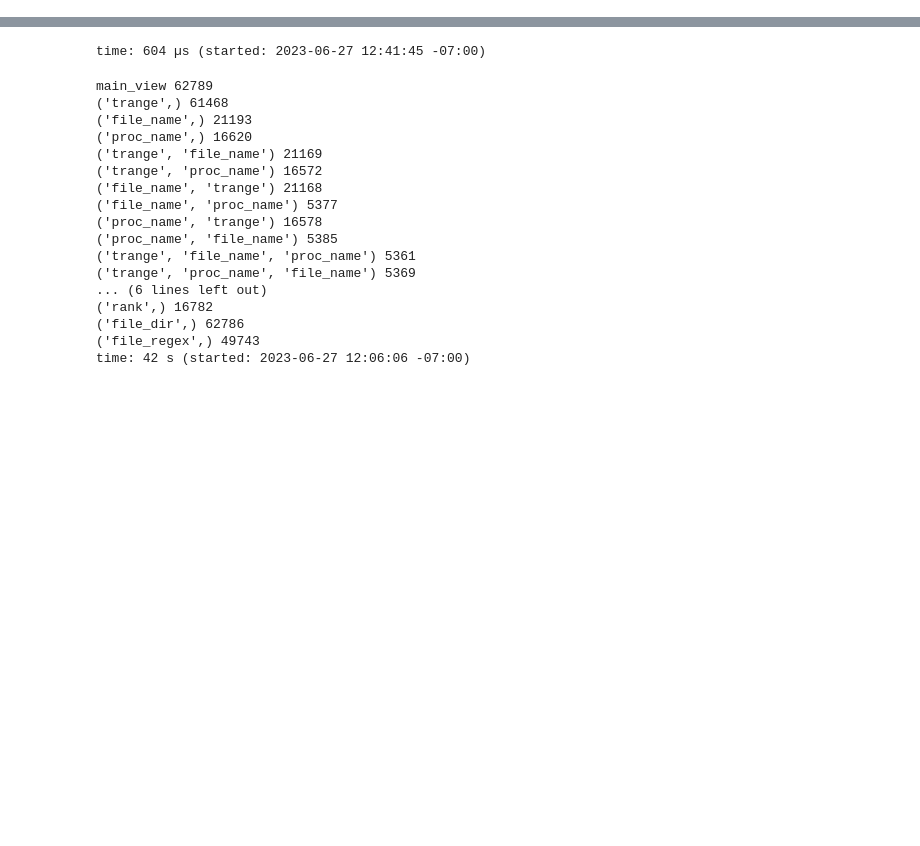
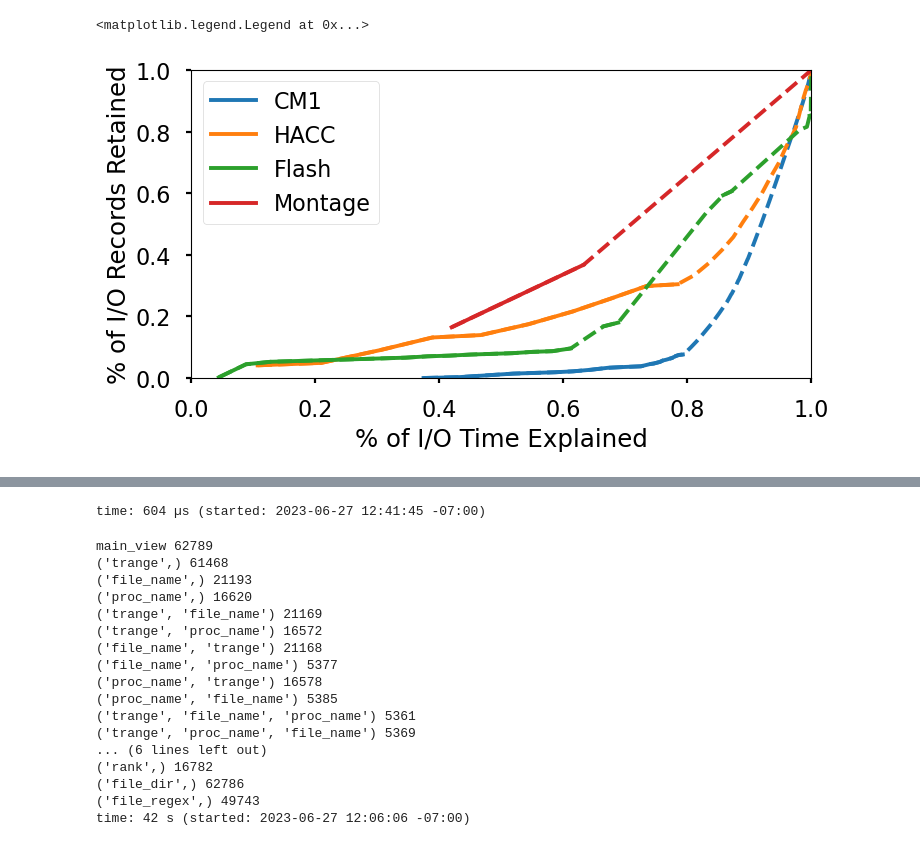
Before and after one commit to izzet/wisio, a Jupyter notebook: notebooks/evals/multi-perspective-view.ipynb, the cells around one changed output, grey strips where cells are left out. Cells and saved outputs as stored; diff of their text form; code cells hidden in the pictures; blank space fills up the shorter version.

Commit message:
Slope plot added.

```diff
--- a/notebooks/evals/multi-perspective-view.ipynb
+++ b/notebooks/evals/multi-perspective-view.ipynb
@@ -56,7 +55,7 @@ log_dir = "/p/vast1/iopp/recorder_app_logs/cm1/nodes-32/workflow-4/_parquet"
 def init_analyzer():
     return RecorderAnalyzer(
         cluster_manager_args=dict(
-#             force_local=True,
+            force_local=True,
             cluster_settings=dict(
                 cores=8,
                 dashboard_port=3676,
@@ -121,9 +105,10 @@ time: 20.8 ms (started: 2023-09-22 10:18:26 -07:00)
 # %%
 log_dirs = {
-    'cm1': '/p/vast1/iopp/recorder_app_logs/cm1/nodes-32/workflow-4/_parquet',
-#     'hacc': '/p/vast1/iopp/recorder_app_logs/hacc/nodes-32/workflow-0/_parquet',
-#     'lbann-jag': '/p/gpfs1/iopp/recorder_app_logs/lbann-jag/nodes-32/_parquet',
-#     'montage': '/p/vast1/iopp/recorder_app_logs/montage/nodes-32/_parquet',
+    'CM1': '/p/vast1/iopp/recorder_app_logs/cm1/nodes-32/workflow-4/_parquet',
+    'HACC': '/p/vast1/iopp/recorder_app_logs/hacc/nodes-32/workflow-0/_parquet',
+    'Flash': '/p/vast1/iopp/recorder_app_logs/flash_sedov3d_hdf5/_parquet',
+    # 'lbann-jag': '/p/gpfs1/iopp/recorder_app_logs/lbann-jag/nodes-32/_parquet',
+    'Montage': '/p/vast1/iopp/recorder_app_logs/montage/nodes-32/_parquet',
 #     'montagep': '/p/vast1/iopp/recorder_app_logs/montage_pegasus/nodes-32/_parquet',
     # 'mummi-wemul': '/p/gpfs1/iopp/recorder_app_logs/mummi-wemul/nodes-32-ppn-32/_parquet',
 }
@@ -133,0 +122,32 @@ time: 2.25 ms (started: 2023-09-22 10:19:52 -07:00)
+# %%
+import matplotlib.pyplot as plt
+from matplotlib.axes import Axes
+from matplotlib.lines import Line2D
+
+plt.style.use('seaborn-poster')
+
+legends = []
+metrics = ['duration']
+fig, ax = plt.subplots(figsize=(8, 4))
+
+for i, (app, log_dir) in enumerate(log_dirs.items()):
+    for metric in metrics:
+        result = analyzer.analyze_parquet(
+            log_dir=log_dir,
+            checkpoint=False,
+            metrics=metrics,
+        )
+        result.plot.slope(
+            metric=metric,
+            view_keys=[('time_range',)],
+            ax=ax,
+            xlabel='% of I/O Time Explained',
+            ylabel='% of I/O Records Retained',
+            color=f"C{i}"
+        )
+        legends.append(Line2D([0], [0], color=f"C{i}", label=app))
+
+ax.legend(handles=legends)
+# %% [output]
+<matplotlib.legend.Legend at 0x...>
+[figure, added]
```
Also changed, not shown: parts of 12 cells of this notebook, 2 other files.
